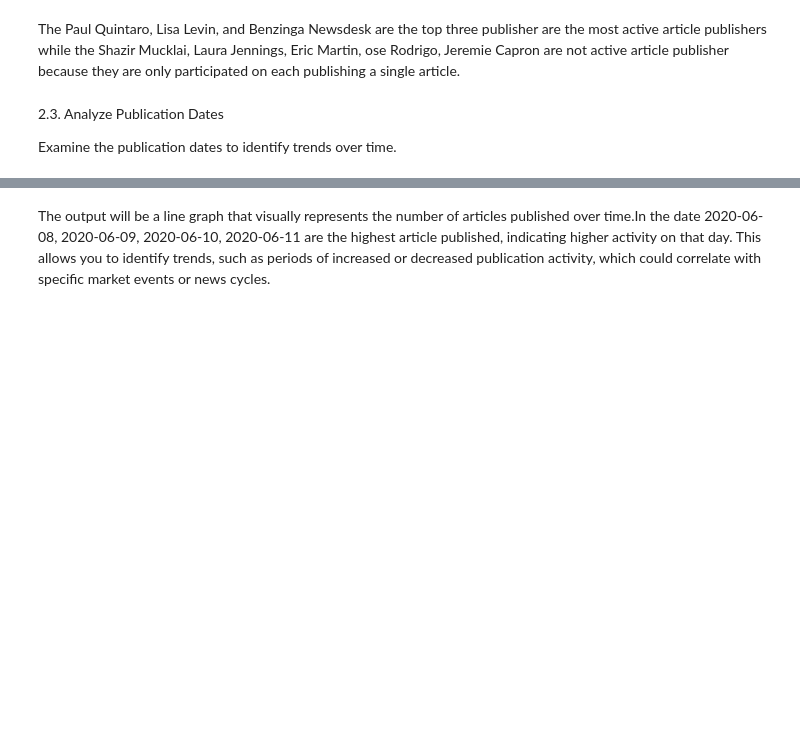
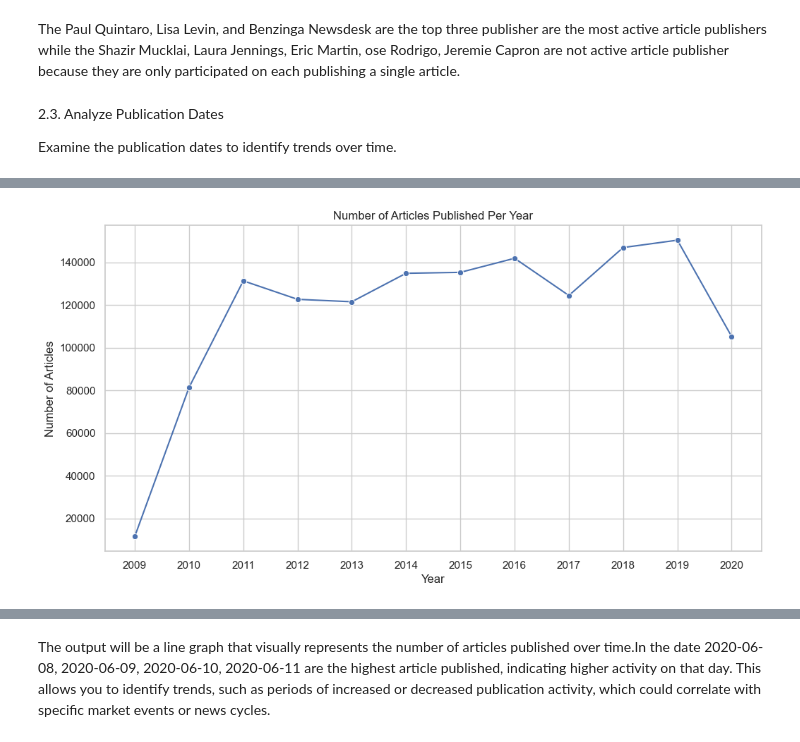
Before and after one commit to Getachew0557/Leveraging-AI-Techniques-for-Financial-News-Sentiment-Analysis-and-Stock-Prediction, a Jupyter notebook: notebooks/model.ipynb, the cells around one changed output, grey strips where cells are left out. Drawn from its saved outputs; the diff is of its cells as text; code cells hidden in the pictures; blank space fills up the shorter version.

```diff
--- a/notebooks/model.ipynb
+++ b/notebooks/model.ipynb
@@ -231,0 +236,18 @@ df.head(20)
+# %%
+# Extract the year from the date
+df['year'] = df['date'].dt.year
+
+# Count the number of articles per year
+articles_per_year = df['year'].value_counts().sort_index()
+
+# Plotting the number of articles per year
+plt.figure(figsize=(12, 6))
+sns.lineplot(x=articles_per_year.index, y=articles_per_year.values, marker='o')
+plt.title('Number of Articles Published Per Year')
+plt.xlabel('Year')
+plt.ylabel('Number of Articles')
+plt.xticks(articles_per_year.index)  # Ensure all years are shown on the x-axis
+plt.grid(True)
+plt.show()
+# %% [output]
+[figure, added]
```
Also changed, not shown: parts of 19 cells of this notebook.
